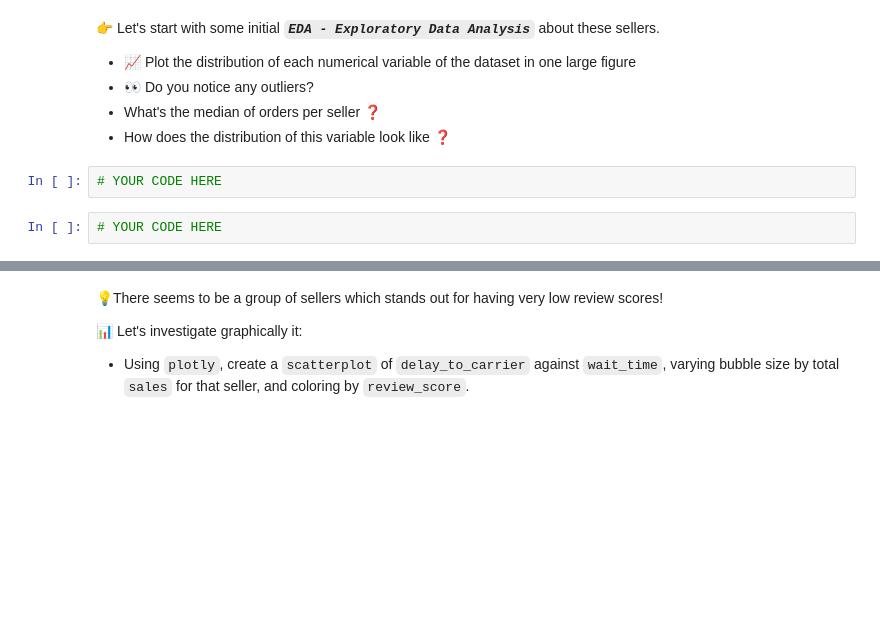
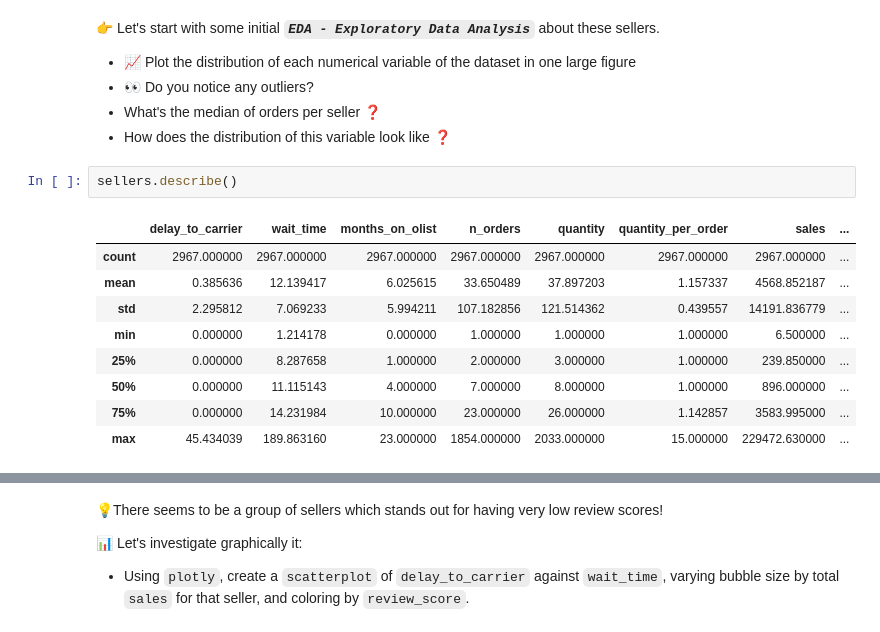
Before and after one commit to nusero92/data-sellers, a Jupyter notebook: sellers.ipynb, the cells around one changed output, grey strips where cells are left out. Saved outputs shown, nothing was run; the diff lists cells and outputs as text; blank space fills up the shorter version.

```diff
--- a/sellers.ipynb
+++ b/sellers.ipynb
@@ -93,7 +116,15 @@ print(result.check())
 - 👀 Do you notice any outliers?
 - What's the median of orders per seller ❓
 - How does the distribution of this variable look like ❓
-# %%
-# YOUR CODE HERE
-# %%
-# YOUR CODE HERE
+# %%
+sellers.describe()
+# %% [output]
+|  | delay_to_carrier | wait_time | months_on_olist | n_orders | quantity | quantity_per_order | sales | ... |
+| count | 2967.000000 | 2967.000000 | 2967.000000 | 2967.000000 | 2967.000000 | 2967.000000 | 2967.000000 | ... |
+| mean | 0.385636 | 12.139417 | 6.025615 | 33.650489 | 37.897203 | 1.157337 | 4568.852187 | ... |
+| std | 2.295812 | 7.069233 | 5.994211 | 107.182856 | 121.514362 | 0.439557 | 14191.836779 | ... |
+| min | 0.000000 | 1.214178 | 0.000000 | 1.000000 | 1.000000 | 1.000000 | 6.500000 | ... |
+| 25% | 0.000000 | 8.287658 | 1.000000 | 2.000000 | 3.000000 | 1.000000 | 239.850000 | ... |
+| 50% | 0.000000 | 11.115143 | 4.000000 | 7.000000 | 8.000000 | 1.000000 | 896.000000 | ... |
+| 75% | 0.000000 | 14.231984 | 10.000000 | 23.000000 | 26.000000 | 1.142857 | 3583.995000 | ... |
+| max | 45.434039 | 189.863160 | 23.000000 | 1854.000000 | 2033.000000 | 15.000000 | 229472.630000 | ... |
```
Also changed, not shown: parts of 14 cells of this notebook.
